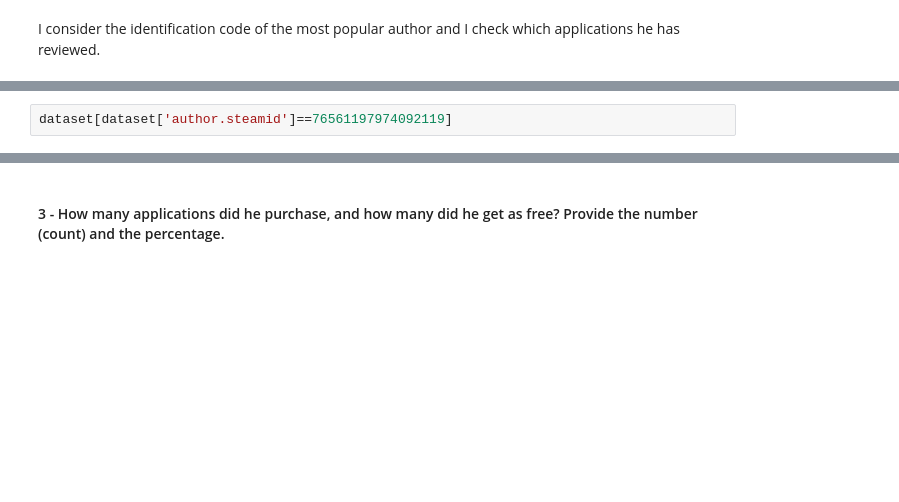
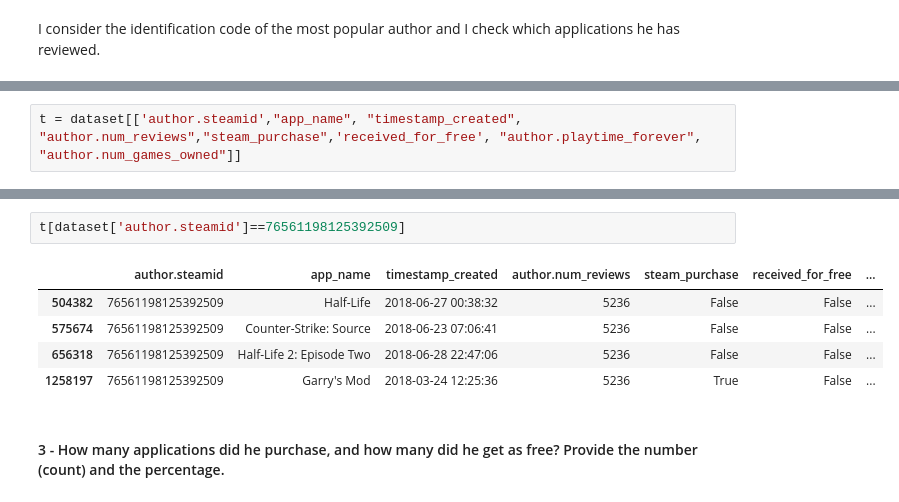
Before and after one commit to Requiem98/ADM-HW2, a Jupyter notebook: Question5.ipynb, the cells around one changed output, grey strips where cells are left out. Cells and saved outputs as stored; diff of their text form; blank space fills up the shorter version.

```diff
--- a/Question5.ipynb
+++ b/Question5.ipynb
@@ -68,2 +143,2 @@ array(['The Witcher 3: Wild Hunt', 'Half-Life', 'Counter-Strike: Source',
 # %%
-dataset[dataset['author.steamid']==76561197974092119]
+t = dataset[['author.steamid',"app_name", "timestamp_created", "author.num_reviews","steam_purchase",'received_for_free', "author.playtime_forever", "author.num_games_owned"]]
@@ -80,2 +145,10 @@ dataset[dataset['author.steamid']==76561197974092119]
+# %%
+t[dataset['author.steamid']==76561198125392509]
+# %% [output]
+|  | author.steamid | app_name | timestamp_created | author.num_reviews | steam_purchase | received_for_free | ... |
+| 504382 | 76561198125392509 | Half-Life | 2018-06-27 00:38:32 | 5236 | False | False | ... |
+| 575674 | 76561198125392509 | Counter-Strike: Source | 2018-06-23 07:06:41 | 5236 | False | False | ... |
+| 656318 | 76561198125392509 | Half-Life 2: Episode Two | 2018-06-28 22:47:06 | 5236 | False | False | ... |
+| 1258197 | 76561198125392509 | Garry's Mod | 2018-03-24 12:25:36 | 5236 | True | False | ... |
 # %% [markdown]
 #### 3 - How many applications did he purchase, and how many did he get as free? Provide the number (count) and the percentage.
```
Also changed, not shown: parts of 24 cells of this notebook, 3 other files.
